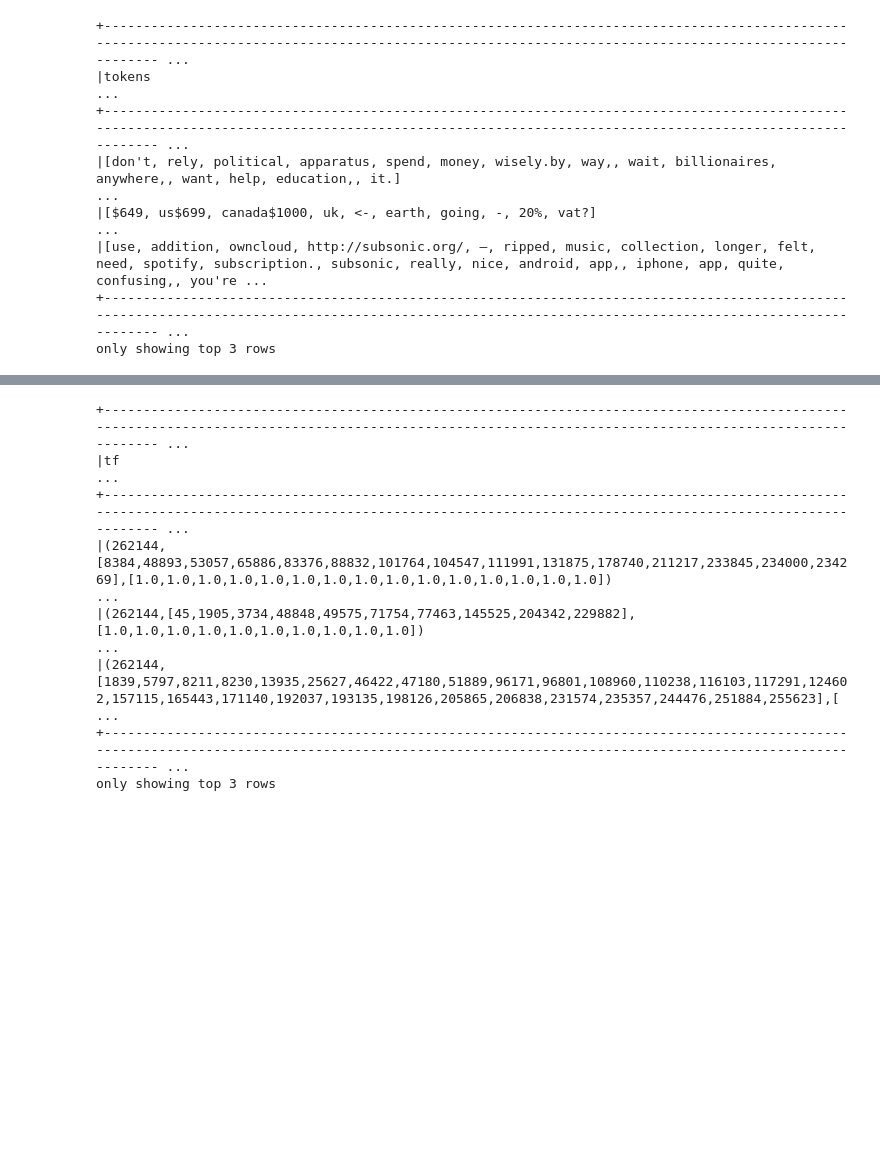
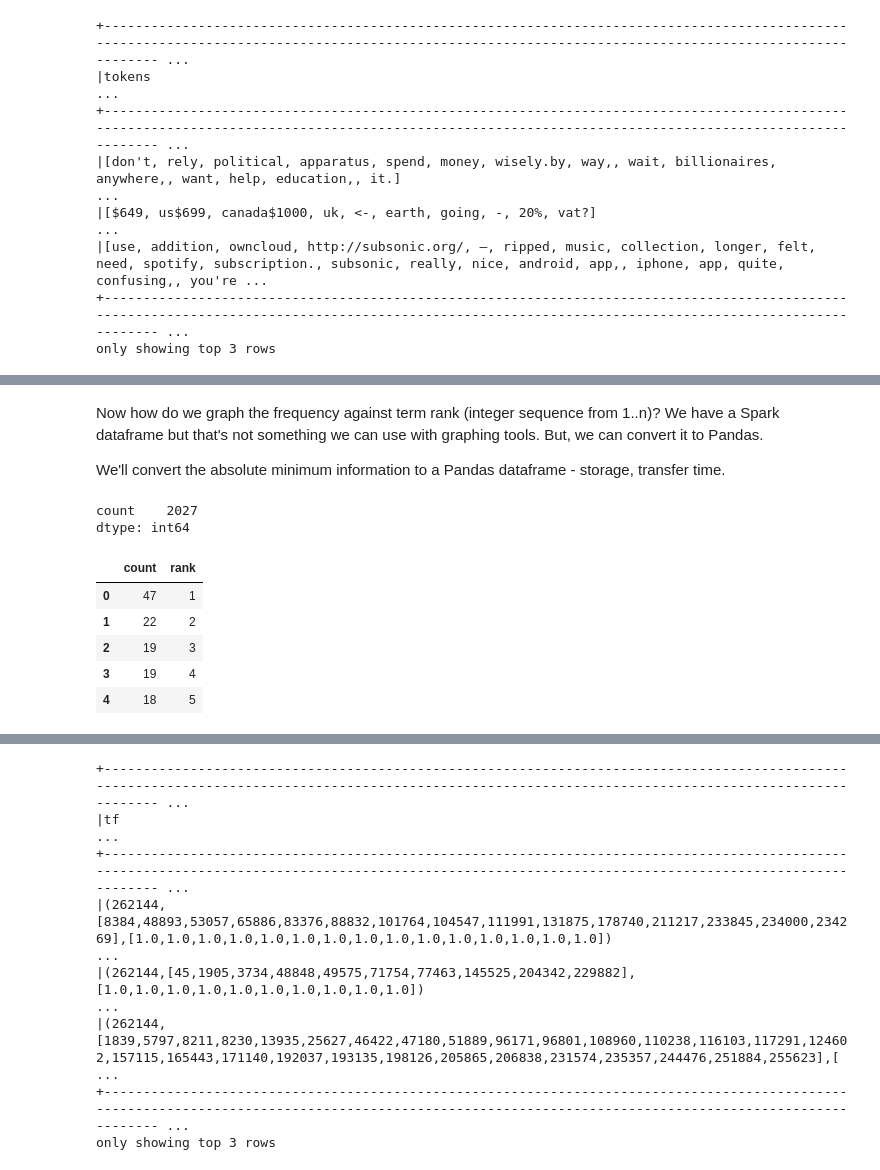
Before and after one commit to dsiufl/Spark-Workshop, a Jupyter notebook: Spark_Workshop_Notebook_Instructor.ipynb, the cells around one changed output, grey strips where cells are left out. Drawn from its saved outputs; the diff is of its cells as text; code cells hidden in the pictures; blank space fills up the shorter version.

```diff
--- a/Spark_Workshop_Notebook_Instructor.ipynb
+++ b/Spark_Workshop_Notebook_Instructor.ipynb
@@ -29,3 +12,8 @@ SparkContext available as sc, SQLContext available as sqlContext.
+# %%
+from pyspark.context import SparkContext
+from pyspark.sql import SQLContext
+sc = SparkContext()
+sqlContext = SQLContext(sc)
 # %%
 comments = sqlContext.read.json("data/hacker_news_small.json")
 comments.count()
@@ -189,0 +207,4 @@ only showing top 3 rows
+# %% [markdown]
+Now how do we graph the frequency against term rank (integer sequence from 1..n)? We have a Spark dataframe but that's not something we can use with graphing tools. But, we can convert it to Pandas.
+
+We'll convert the absolute minimum information to a Pandas dataframe - storage, transfer time.
@@ -189,0 +215,15 @@ only showing top 3 rows
+# %%
+tokens_pdf.count()
+# %% [output]
+count    2027
+dtype: int64
+# %%
+tokens_pdf["rank"] = range(1, tokens_pdf.shape[0] + 1)
+tokens_pdf.head()
+# %% [output]
+|  | count | rank |
+| 0 | 47 | 1 |
+| 1 | 22 | 2 |
+| 2 | 19 | 3 |
+| 3 | 19 | 4 |
+| 4 | 18 | 5 |
```
Also changed, not shown: parts of 16 cells of this notebook, 2 other files.
